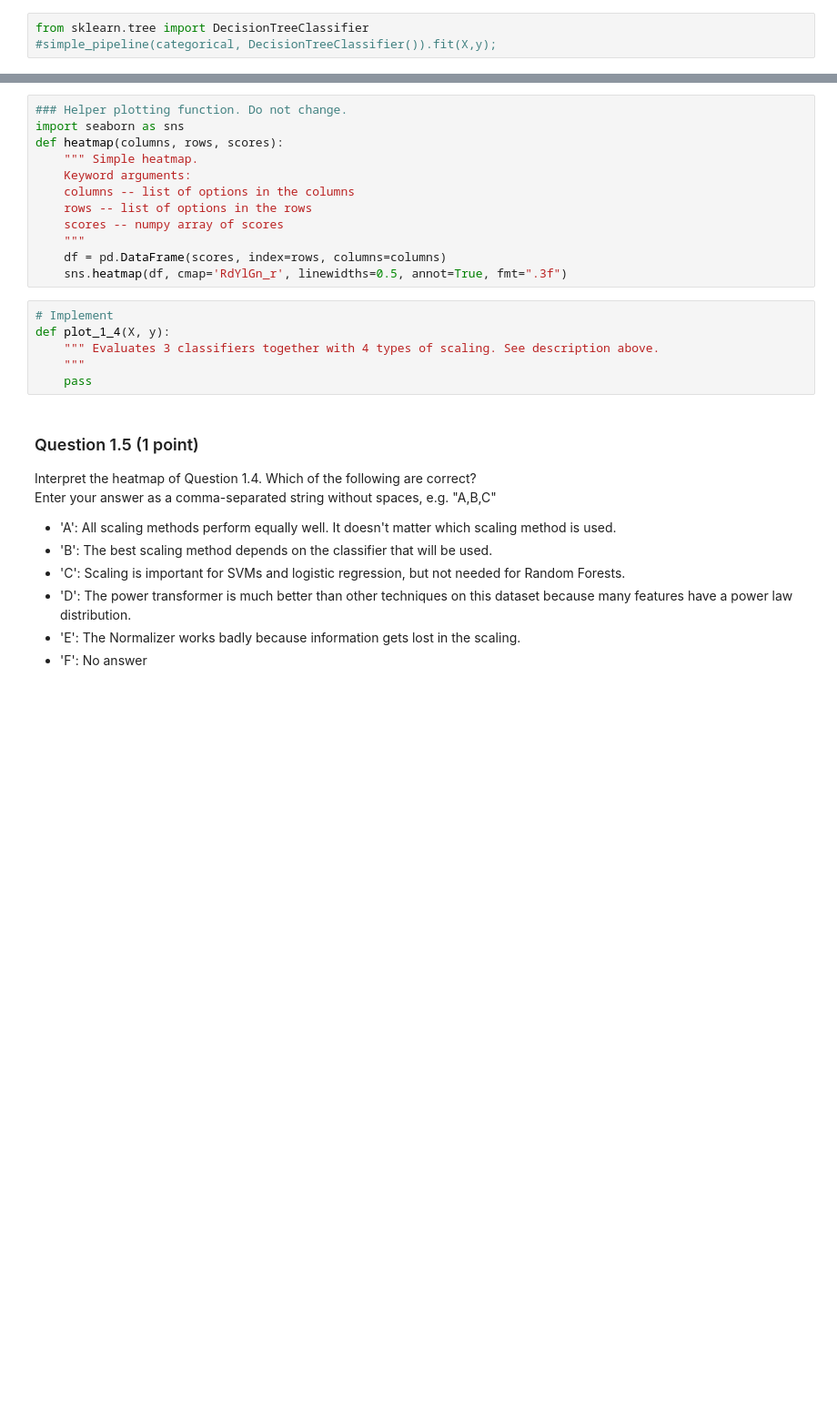
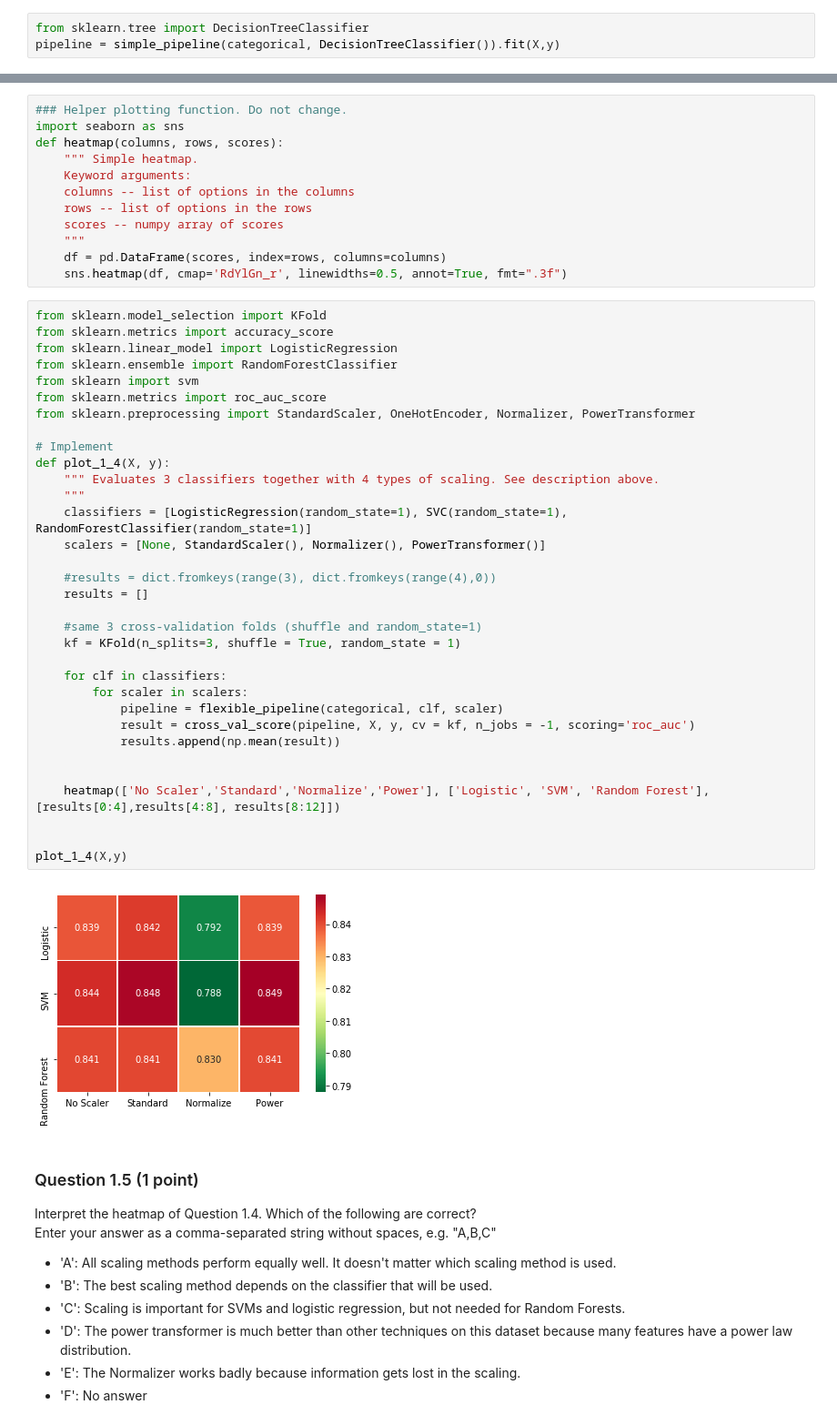
Before and after one commit to Gerdome/ml-course-assignment-2, a Jupyter notebook: Assignment 2.ipynb, the cells around one changed output, grey strips where cells are left out. Shown at 91% size. Drawn from its saved outputs; the diff is of its cells as text; blank space fills up the shorter version.

```diff
--- a/Assignment 2.ipynb
+++ b/Assignment 2.ipynb
@@ -118,4 +189,4 @@ def simple_pipeline(categorical, clf):
 To be correct, this pipeline should be able to fit any classifier without error. Uncomment and run this code to do a sanity check.
 # %%
 from sklearn.tree import DecisionTreeClassifier
-#simple_pipeline(categorical, DecisionTreeClassifier()).fit(X,y);
+pipeline = simple_pipeline(categorical, DecisionTreeClassifier()).fit(X,y)
@@ -173,12 +281,41 @@ def heatmap(columns, rows, scores):
     """
     df = pd.DataFrame(scores, index=rows, columns=columns)
     sns.heatmap(df, cmap='RdYlGn_r', linewidths=0.5, annot=True, fmt=".3f")
-# %%
-# Implement
-def plot_1_4(X, y):
-    """ Evaluates 3 classifiers together with 4 types of scaling. See description above.
-    """
-    pass
+# %%
+from sklearn.model_selection import KFold
+from sklearn.metrics import accuracy_score
+from sklearn.linear_model import LogisticRegression
+from sklearn.ensemble import RandomForestClassifier
+from sklearn import svm
+from sklearn.metrics import roc_auc_score
+from sklearn.preprocessing import StandardScaler, OneHotEncoder, Normalizer, PowerTransformer
+
+# Implement
+def plot_1_4(X, y):
+    """ Evaluates 3 classifiers together with 4 types of scaling. See description above.
+    """
+    classifiers = [LogisticRegression(random_state=1), SVC(random_state=1), RandomForestClassifier(random_state=1)]
+    scalers = [None, StandardScaler(), Normalizer(), PowerTransformer()]
+
+    #results = dict.fromkeys(range(3), dict.fromkeys(range(4),0))
+    results = []
+
+    #same 3 cross-validation folds (shuffle and random_state=1)
+    kf = KFold(n_splits=3, shuffle = True, random_state = 1)
+
+    for clf in classifiers:
+        for scaler in scalers:
+            pipeline = flexible_pipeline(categorical, clf, scaler)
+            result = cross_val_score(pipeline, X, y, cv = kf, n_jobs = -1, scoring='roc_auc')
+            results.append(np.mean(result))
+
+
+    heatmap(['No Scaler','Standard','Normalize','Power'], ['Logistic', 'SVM', 'Random Forest'], [results[0:4],results[4:8], results[8:12]])
+
+
+plot_1_4(X,y)
+# %% [output]
+[figure, added]
 # %% [markdown]
 ### Question 1.5 (1 point)
 Interpret the heatmap of Question 1.4. Which of the following are correct?
```
Also changed, not shown: parts of 25 cells of this notebook.
